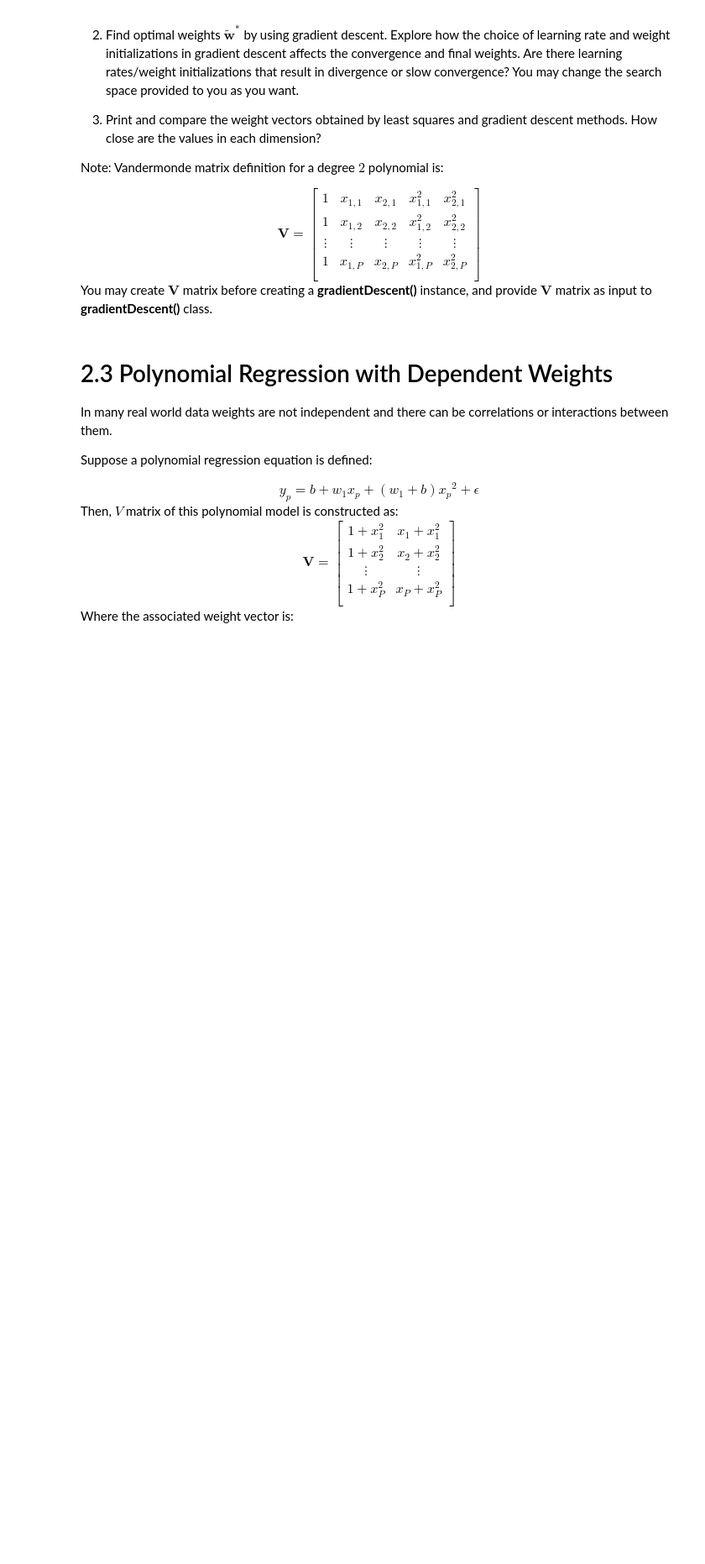
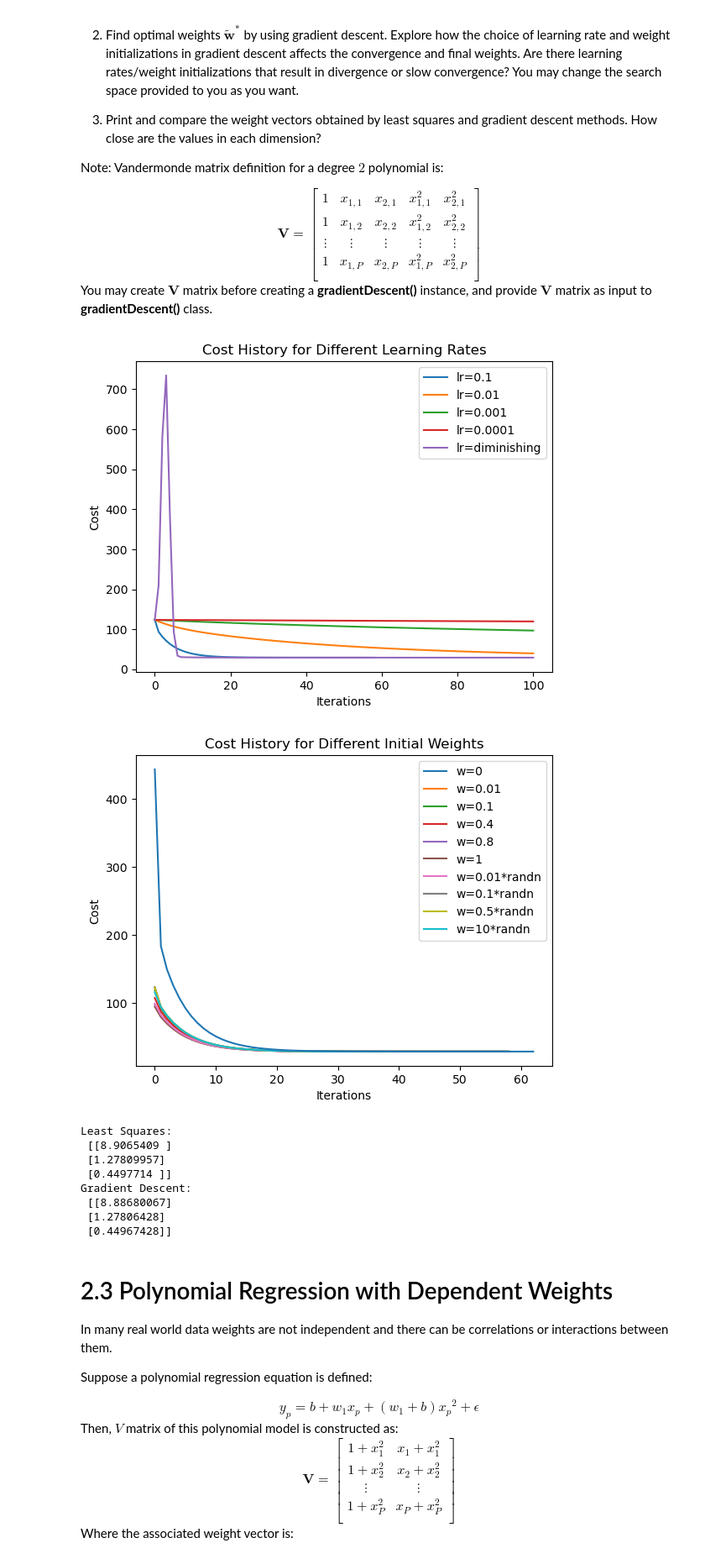
Before and after one commit to MustafaKrc/LFD24, a Jupyter notebook: Linear and Polynomial Regression with Least Squares and Gradient Descent/Homework-1.ipynb, the cells around one changed output. Shown: that part at 84% size. Drawn from its saved outputs; the diff is of its cells as text; code cells hidden in the pictures; blank space fills up the shorter version.

Commit message:
Implemented gradient descent for polynomial regression
Further analysis and comparisons are required for correctness of solutions. (especially q2.3)

```diff
--- a/Linear and Polynomial Regression with Least Squares and Gradient Descent/Homework-1.ipynb
+++ b/Linear and Polynomial Regression with Least Squares and Gradient Descent/Homework-1.ipynb
@@ -564,3 +566,8 @@ with open('Q2_2.npy', 'rb') as f:
 #                                                                            #
 #                                                                            #
 ##############################################################################
+
+from polynomialRegression import leastSquares, gradientDescent
+
+# find the optimal regression weights by using least squares
+least_squares_w, vandermonde = leastSquares(X, y, 1)
@@ -573,3 +574,65 @@ with open('Q2_2.npy', 'rb') as f:
+# %%
+##############################################################################
+# TODO: Do all your parameter search tasks here                              #
+# Plot all cost history for different learning rates and different           #
+# initial weights.                                                           #
+##############################################################################
+
+# find the optimal regression weights by using gradient descent
+# learning rates to be used
+max_iterations = 100
+learning_rates = [0.1, 0.01, 0.001, 0.0001, "diminishing"]
+# initial weights to be used
+weights = np.zeros((11, X.shape[1] + 1, 1))
+weights[1,:,:] = 0.01*np.ones((X.shape[1]+1,1))
+weights[2,:,:] = 0.1*np.ones((X.shape[1]+1,1))
+weights[3,:,:] = 0.4*np.ones((X.shape[1]+1,1))
+weights[4,:,:] = 0.8*np.ones((X.shape[1]+1,1))
+weights[5,:,:] = np.ones((X.shape[1]+1,1))
+weights[6,:,:]= np.random.randn(X.shape[1]+1,1)
+weights[7,:,:] = 0.01*np.random.randn(X.shape[1]+1,1)
+weights[8,:,:] = 0.1*np.random.randn(X.shape[1]+1,1)
+weights[9,:,:] = 0.5*np.random.randn(X.shape[1]+1,1)
+weights[10,:,:] = 10*np.random.randn(X.shape[1]+1,1)
+
+
+X_poly = np.column_stack([np.ones_like(X[:,0]), X])
+for lr in learning_rates:
+    gd = gradientDescent(X_poly, y, weights[0], lr, max_iterations)
+    gd.fit(lr, max_iterations)
+    plt.plot(gd.cost_history, label=lr)
+
+plt.title('Cost History for Different Learning Rates')
+plt.legend(['lr=0.1', 'lr=0.01', 'lr=0.001', 'lr=0.0001', 'lr=diminishing'])
+plt.xlabel('Iterations')
+plt.ylabel('Cost')
+plt.show()
+
+for w in weights:
+    gd = gradientDescent(X_poly, y, w, learning_rates[0], max_iterations)
+    gd.fit(learning_rates[0], max_iterations)
+    plt.plot(gd.cost_history, label=w)
+
+plt.title('Cost History for Different Initial Weights')
+plt.legend(["w=0", "w=0.01", "w=0.1", "w=0.4", "w=0.8", "w=1", "w=0.01*randn", "w=0.1*randn", "w=0.5*randn", "w=10*randn"])
+plt.xlabel('Iterations')
+plt.ylabel('Cost')
+plt.show()
+
+print("Least Squares: \n",least_squares_w,"\nGradient Descent: \n", gd.w)
+
+##############################################################################
+# %% [output]
+[figure, added]
+[figure, added]
+Least Squares:
+ [[8.9065409 ]
+ [1.27809957]
+ [0.4497714 ]]
+Gradient Descent:
+ [[8.88680067]
+ [1.27806428]
+ [0.44967428]]
 # %% [markdown]
 # 2.3 Polynomial Regression with Dependent Weights
 
```
Also changed, not shown: parts of 6 cells of this notebook, 1 other file.
